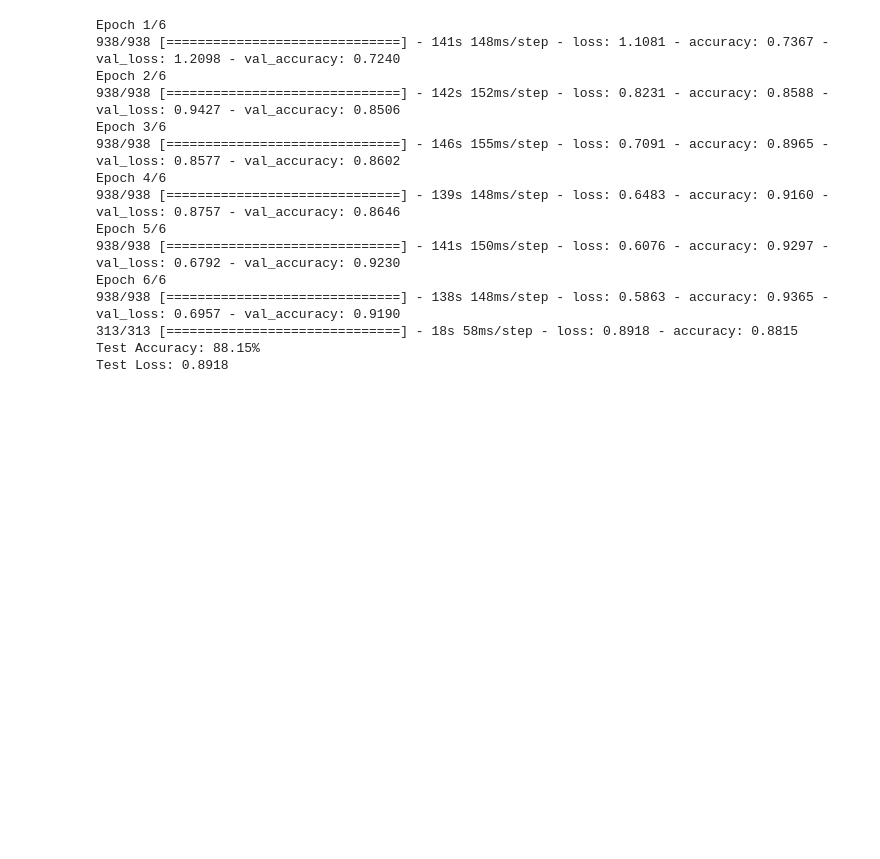
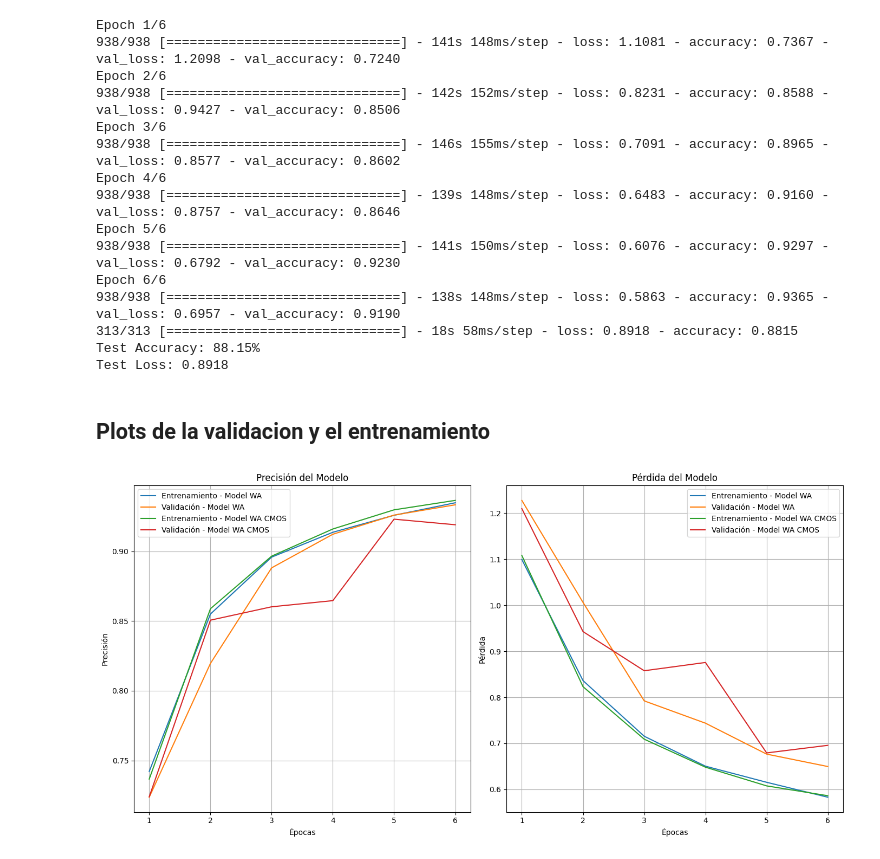
Before and after one commit to JuanZapa7a/semiotics, a Jupyter notebook: QAT_MNIST_NOISY_CMOS.ipynb, the cells around one changed output. Saved outputs shown, nothing was run; the diff lists cells and outputs as text; code cells hidden in the pictures; blank space fills up the shorter version.

```diff
--- a/QAT_MNIST_NOISY_CMOS.ipynb
+++ b/QAT_MNIST_NOISY_CMOS.ipynb
@@ -733,3 +733,56 @@ Epoch 6/6
 313/313 [==============================] - 18s 58ms/step - loss: 0.8918 - accuracy: 0.8815
 Test Accuracy: 88.15%
 Test Loss: 0.8918
+# %% [markdown]
+## Plots de la validacion y el entrenamiento
+# %%
+import matplotlib.pyplot as plt
+
+# Supongamos que tienes los historiales después de entrenar los modelos
+# history_wa = model_wa.fit(...)   # Entrenamiento del primer modelo
+# history_wa_cmos = model_wa_cmos.fit(...)  # Entrenamiento del segundo modelo
+
+# Extraer datos de los historiales
+train_acc_wa = history_wa.history['accuracy']
+val_acc_wa = history_wa.history['val_accuracy']
+train_loss_wa = history_wa.history['loss']
+val_loss_wa = history_wa.history['val_loss']
+
+train_acc_cmos = history_wa_cmos.history['accuracy']
+val_acc_cmos = history_wa_cmos.history['val_accuracy']
+train_loss_cmos = history_wa_cmos.history['loss']
+val_loss_cmos = history_wa_cmos.history['val_loss']
+
+# Crear figuras para comparación de precisión y pérdida
+epochs = range(1, len(train_acc_wa) + 1)
+
+# Precisión
+plt.figure(figsize=(14, 7))
+plt.subplot(1, 2, 1)
+plt.plot(epochs, train_acc_wa, label='Entrenamiento - Model WA')
+plt.plot(epochs, val_acc_wa, label='Validación - Model WA')
+plt.plot(epochs, train_acc_cmos, label='Entrenamiento - Model WA CMOS')
+plt.plot(epochs, val_acc_cmos, label='Validación - Model WA CMOS')
+plt.title('Precisión del Modelo')
+plt.xlabel('Épocas')
+plt.ylabel('Precisión')
+plt.legend()
+plt.grid(True)
+
+# Pérdida
+plt.subplot(1, 2, 2)
+plt.plot(epochs, train_loss_wa, label='Entrenamiento - Model WA')
+plt.plot(epochs, val_loss_wa, label='Validación - Model WA')
+plt.plot(epochs, train_loss_cmos, label='Entrenamiento - Model WA CMOS')
+plt.plot(epochs, val_loss_cmos, label='Validación - Model WA CMOS')
+plt.title('Pérdida del Modelo')
+plt.xlabel('Épocas')
+plt.ylabel('Pérdida')
+plt.legend()
+plt.grid(True)
+
+# Mostrar los gráficos
+plt.tight_layout()
+plt.show()
+# %% [output]
+[figure, added]
```
